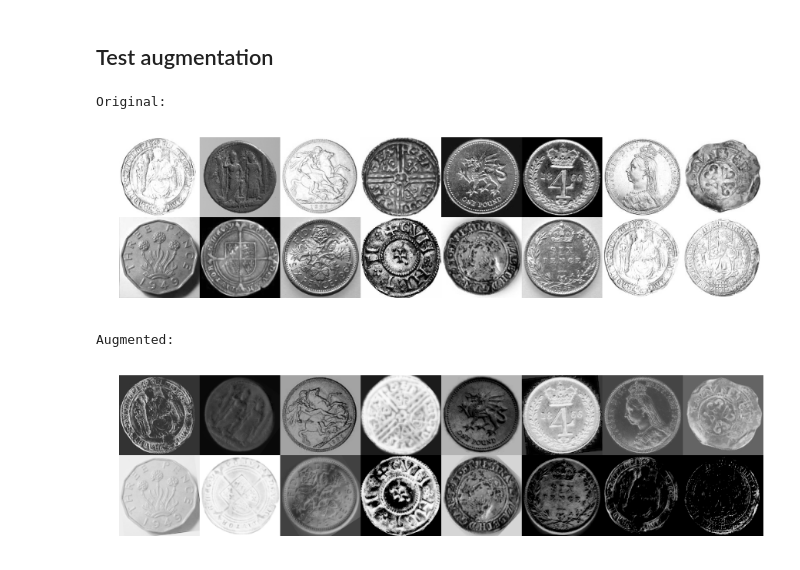
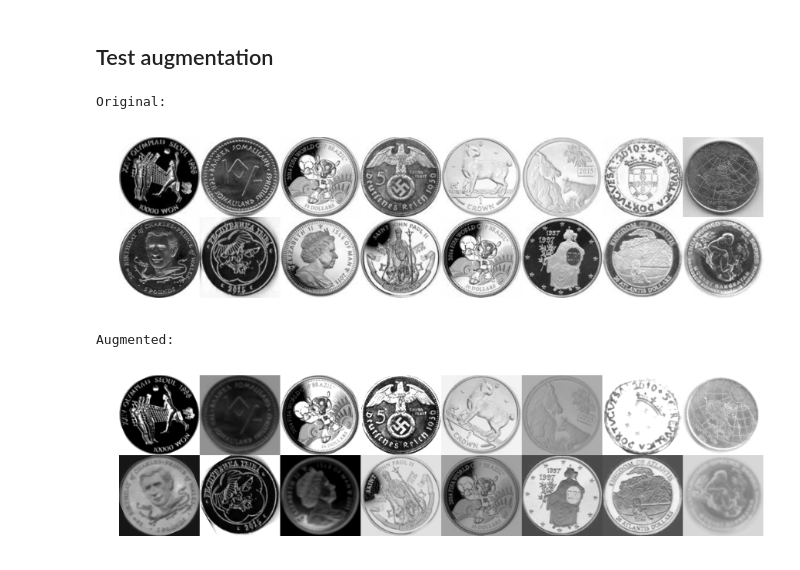
Before and after one commit to RomanKoshelev/deepcoins, a Jupyter notebook: augmentator.ipynb, the cells around one changed output. Drawn from its saved outputs; the diff is of its cells as text; code cells hidden in the pictures.

```diff
--- a/augmentator.ipynb
+++ b/augmentator.ipynb
@@ -10,20 +10,20 @@ from augmentator import Augmentator
 ## Test augmentation
 # %%
 data = Dataset(image_shape=[128, 128, 1])
-data.load("/netforge/datasets/private/roman/coins/images", 100)
+data.load("/netforge/datasets/private/roman/coins/2017-11-29/images", 100)
 aug  = Augmentator()
 
 n = 16
 idx = np.random.choice(len(data.train_images), n)
 im1 = data.train_images[idx]
 im2 = aug.augment(im1)
 
 print("Original:")
 show_images(im1, data.image_shape, cols=n//2, rows=2)
 print("Augmented:")
 show_images(im2, data.image_shape, cols=n//2, rows=2)
 # %% [output]
 Original:
-[figure, old version]
+[figure, new version]
 Augmented:
-[figure, old version]
+[figure, new version]
```
Also changed, not shown: 1 other file.
